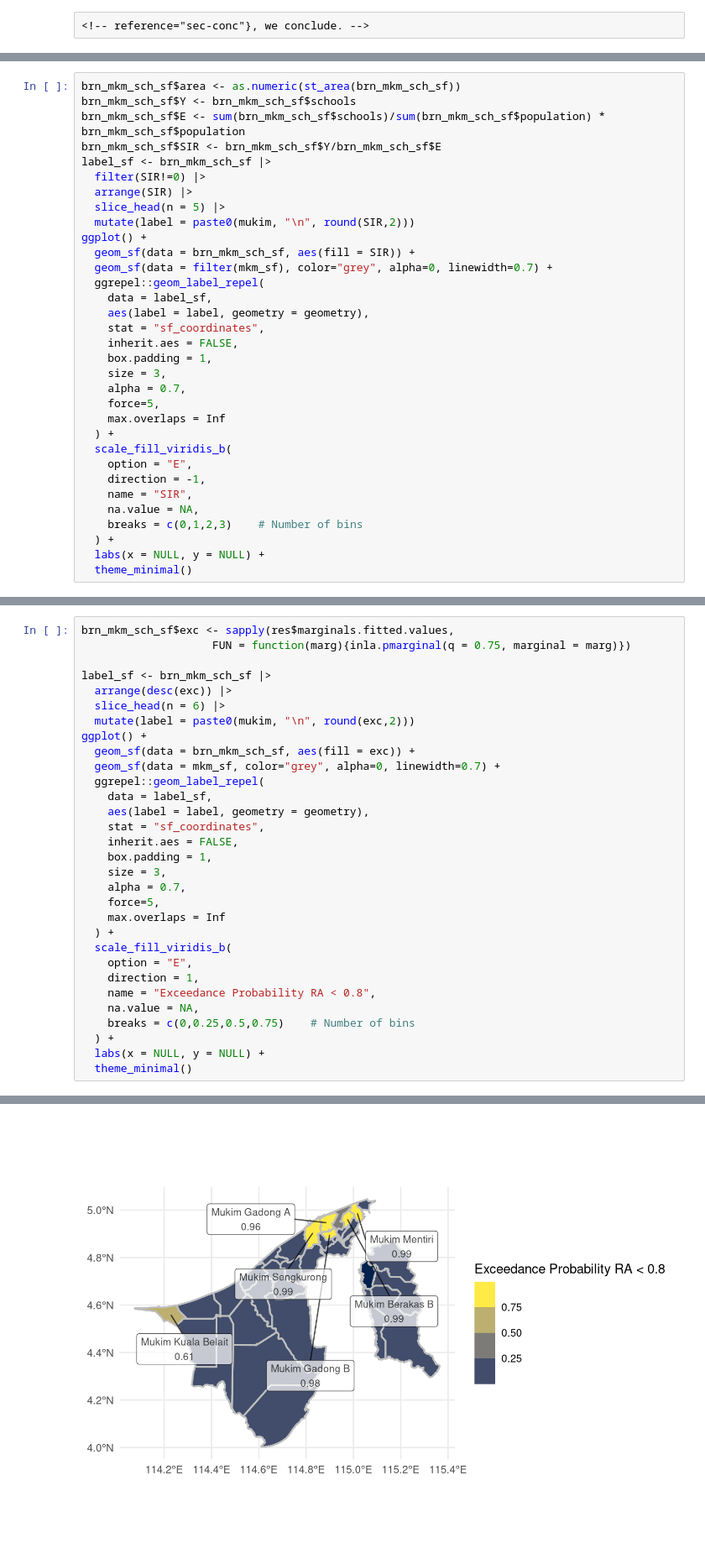
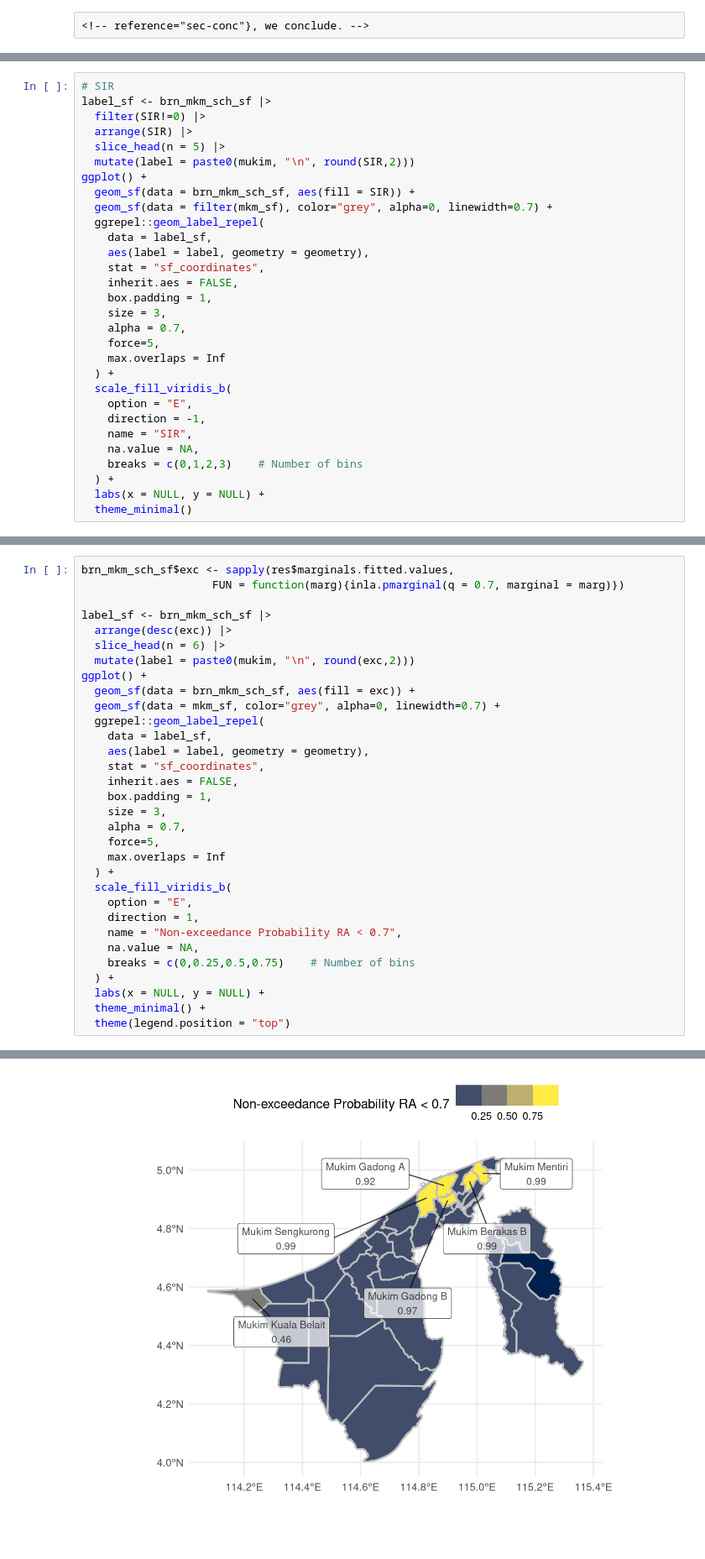
Before and after one commit to alvinbjl/school-disparity-areal-model, a Jupyter notebook: docs/index.embed.ipynb, the cells around one changed output, grey strips where cells are left out. Shown at 84% size. Cells and saved outputs as stored; diff of their text form; blank space fills up the shorter version.

```diff
--- a/docs/index.embed.ipynb
+++ b/docs/index.embed.ipynb
@@ -320,8 +336,5 @@ Quantile  0.975 398355
 # %%
-brn_mkm_sch_sf$area <- as.numeric(st_area(brn_mkm_sch_sf))
-brn_mkm_sch_sf$Y <- brn_mkm_sch_sf$schools
-brn_mkm_sch_sf$E <- sum(brn_mkm_sch_sf$schools)/sum(brn_mkm_sch_sf$population) * brn_mkm_sch_sf$population
-brn_mkm_sch_sf$SIR <- brn_mkm_sch_sf$Y/brn_mkm_sch_sf$E
+# SIR
 label_sf <- brn_mkm_sch_sf |>
   filter(SIR!=0) |>
   arrange(SIR) |>
@@ -413,36 +430,37 @@ give correct results for longitude/latitude data
 [figure]
 # %%
 brn_mkm_sch_sf$exc <- sapply(res$marginals.fitted.values,
-                    FUN = function(marg){inla.pmarginal(q = 0.75, marginal = marg)})
+                    FUN = function(marg){inla.pmarginal(q = 0.7, marginal = marg)})
 
 label_sf <- brn_mkm_sch_sf |>
   arrange(desc(exc)) |>
   slice_head(n = 6) |>
   mutate(label = paste0(mukim, "\n", round(exc,2)))
 ggplot() +
   geom_sf(data = brn_mkm_sch_sf, aes(fill = exc)) +
   geom_sf(data = mkm_sf, color="grey", alpha=0, linewidth=0.7) +
   ggrepel::geom_label_repel(
     data = label_sf,
     aes(label = label, geometry = geometry),
     stat = "sf_coordinates",
     inherit.aes = FALSE,
     box.padding = 1,
     size = 3,
     alpha = 0.7,
     force=5,
     max.overlaps = Inf
   ) +
   scale_fill_viridis_b(
     option = "E",
     direction = 1,
-    name = "Exceedance Probability RA < 0.8",
+    name = "Non-exceedance Probability RA < 0.7",
     na.value = NA,
     breaks = c(0,0.25,0.5,0.75)    # Number of bins
   ) +
   labs(x = NULL, y = NULL) +
-  theme_minimal()
+  theme_minimal() +
+  theme(legend.position = "top")
 # %% [output]
 Warning in st_point_on_surface.sfc(sf::st_zm(x)): st_point_on_surface may not
 give correct results for longitude/latitude data
-[figure, old version]
+[figure, new version]
```
Also changed, not shown: parts of 15 cells of this notebook, 33 other files.
